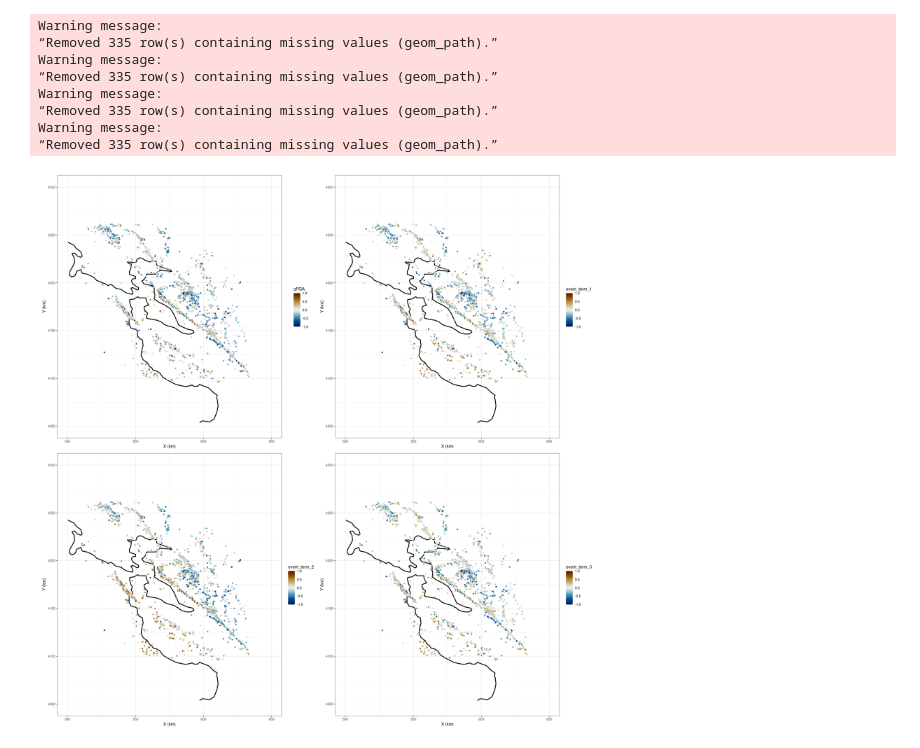
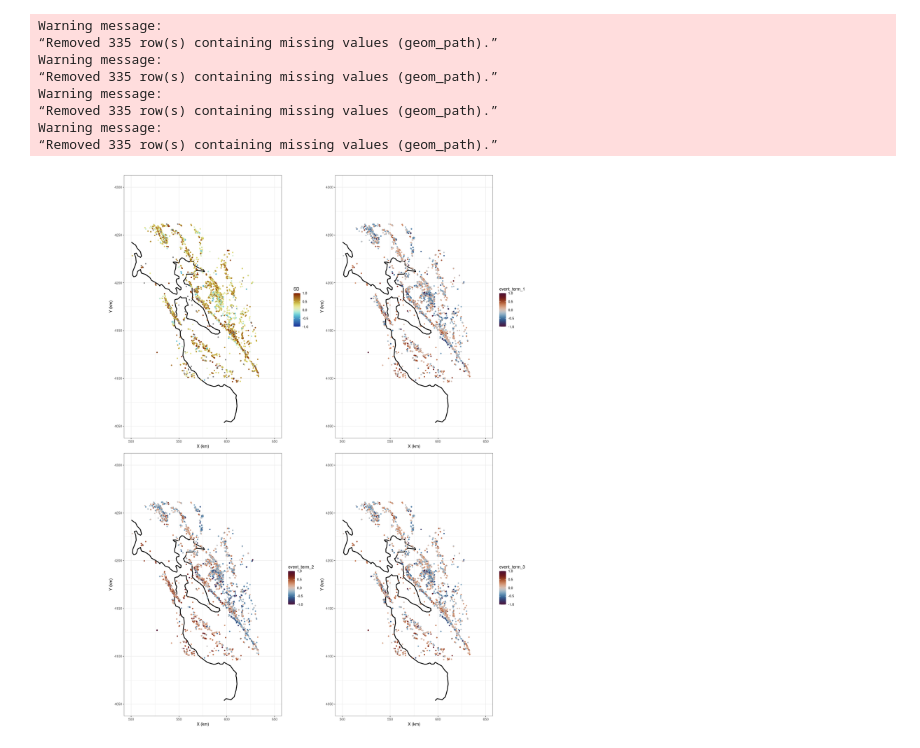
Before and after one commit to wangyf/NonergodicSD, a Jupyter notebook: check_event.ipynb, the cells around one changed output. Saved outputs shown, nothing was run; the diff lists cells and outputs as text; code cells hidden in the pictures.

```diff
--- a/check_event.ipynb
+++ b/check_event.ipynb
@@ -29,34 +33,36 @@ options(repr.plot.width=20, repr.plot.height=20)
 
 #California
 map_ca <- subset( map_data("state"), region %in% c("california"))
 map_ca_utm <- LongLatToUTM(lat=map_ca$lat, lon=map_ca$long, utm_no)
 map_ca[,c('X','Y')] <- map_ca_utm[,c('X','Y')]/1000
 
 #Earthquake - Station Mesh
   pl_mesh  <- ggplot() + theme_bw() +
               geom_path(data=map_ca, aes(x=X,y=Y), color='black',size=1) +
               #geom_point(data=df_flatfile, aes(x=eqX,y=eqY),size=0.5,color='red') +
-              labs(x="X (km)", y="Y (km)") +
+              labs(x="X (km)", y="Y (km)") + coord_fixed(ratio = 1) +
               xlim(500,650) + ylim(4050,4300)
+#geom_point(data=station, aes(x=staX,y=staY,color=Vs30),size=5,shape=17)+scico::scale_colour_scico(palette = 'acton') + new_scale_color()
 
-cmap<-"vik"
+
+cmap<-"vikO"
 zlim<-c(-1,1)
 dic<- 1
 
-p1 <- pl_mesh+geom_point(data=event, aes(x=eqX,y=eqY,color=qPGA),size=1) +scico::scale_colour_scico(palette = cmap,limits=zlim,direction=dic)
+p1 <- pl_mesh+geom_point(data=event, aes(x=eqX,y=eqY,color=SD),size=1) +scico::scale_colour_scico(palette = "roma",limits=c(-1,1),direction=-1)
 p2 <- pl_mesh+geom_point(data=event, aes(x=eqX,y=eqY,color=event_term_1),size=1) +scico::scale_colour_scico(palette = cmap,limits=zlim,direction=dic)
 p3 <- pl_mesh+geom_point(data=event, aes(x=eqX,y=eqY,color=event_term_2),size=1) +scico::scale_colour_scico(palette = cmap,limits=zlim,direction=dic)
 p4 <- pl_mesh+geom_point(data=event, aes(x=eqX,y=eqY,color=event_term_3),size=1) +scico::scale_colour_scico(palette = cmap,limits=zlim,direction=dic)
 
 
 p1+p2 + p3+p4+ plot_layout(ncol = 2)
 # %% [output]
 Warning message:
 “Removed 335 row(s) containing missing values (geom_path).”
 Warning message:
 “Removed 335 row(s) containing missing values (geom_path).”
 Warning message:
 “Removed 335 row(s) containing missing values (geom_path).”
 Warning message:
 “Removed 335 row(s) containing missing values (geom_path).”
-[figure, old version]
+[figure, new version]
```
Also changed, not shown: parts of 3 cells of this notebook.
